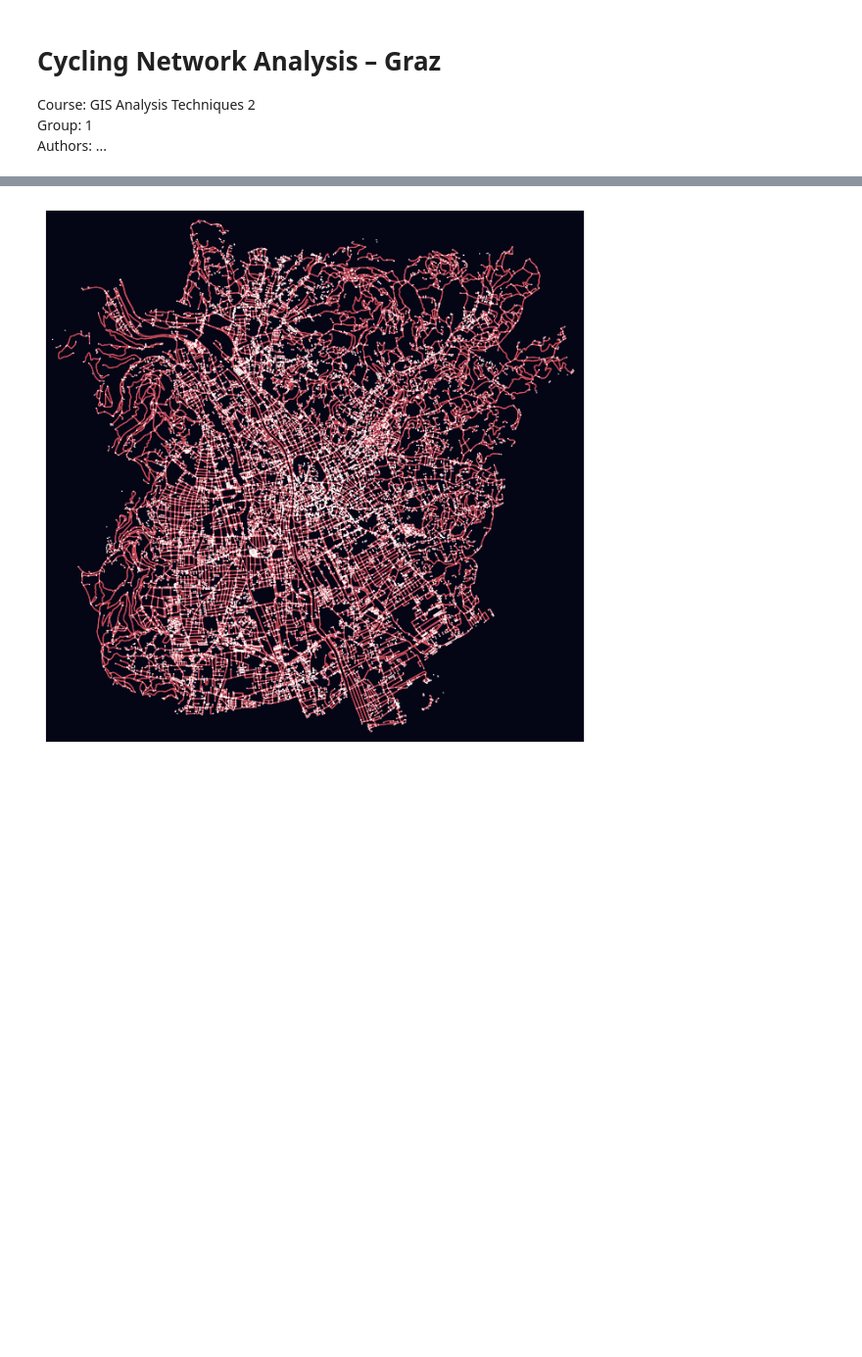
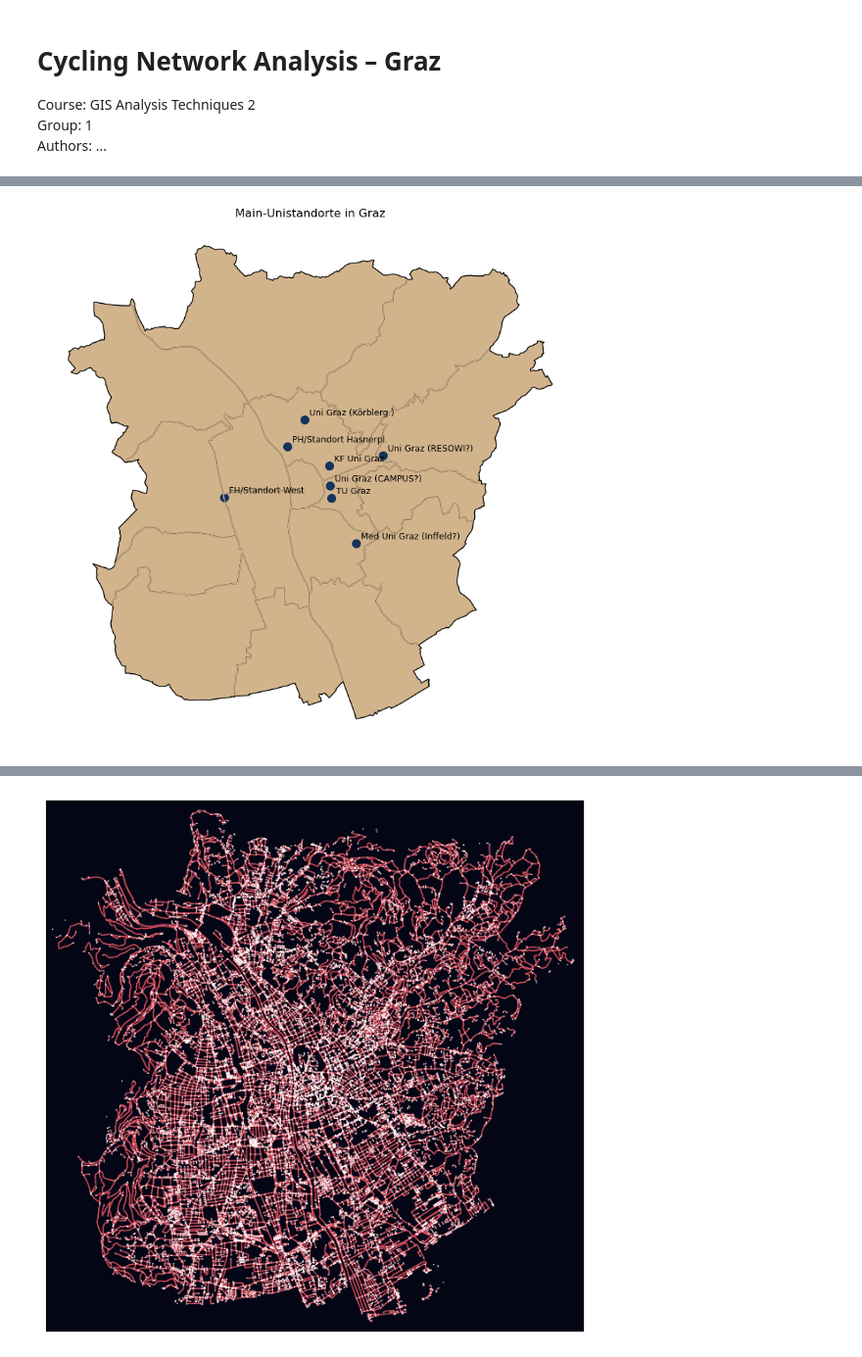
Before and after one commit to cryogen-tara/final-project-group1-cycling-network, a Jupyter notebook: notebooks/final-project-gr1.ipynb, the cells around one changed output, grey strips where cells are left out. Shown at 98% size. Drawn from its saved outputs; the diff is of its cells as text; code cells hidden in the pictures; blank space fills up the shorter version.

```diff
--- a/notebooks/final-project-gr1.ipynb
+++ b/notebooks/final-project-gr1.ipynb
@@ -72,0 +80,45 @@ graz_unis = gpd.GeoDataFrame(
+# %%
+# Short names
+short_names = [
+    "KF Uni Graz",
+    "TU Graz",
+    "Uni Graz (RESOWI?)",
+    "Uni Graz (CAMPUS?)",
+    "Uni Graz (Körblerg.)",
+    "FH/Standort West",
+    "PH/Standort Hasnerpl.",
+    "Med Uni Graz (Inffeld?)"
+]
+
+graz_unis = graz_unis.copy()
+graz_unis["short_name"] = short_names
+# %%
+import matplotlib.pyplot as plt
+
+fig, ax = plt.subplots(figsize=(10, 10))
+
+# Districts: hellbraun
+df_districts.to_crs(main_crs).plot(
+    ax=ax,
+    edgecolor="black",
+    color="#D2B48C",   # hellbraun (tan)
+    linewidth=1
+)
+
+# Punkte: dunkelblau
+graz_unis.to_crs(main_crs).plot(
+    ax=ax,
+    color="#0B2D5C",   # dunkelblau
+    markersize=70,
+    alpha=0.95
+)
+
+# Labels (Short Names)
+for x, y, label in zip(graz_unis.geometry.x, graz_unis.geometry.y, graz_unis["short_name"]):
+    ax.annotate(label, (x, y), xytext=(5, 5), textcoords="offset points", fontsize=9)
+
+ax.set_title("Main-Unistandorte in Graz")
+ax.set_axis_off()
+plt.show()
+# %% [output]
+[figure, added]
```
Also changed, not shown: parts of 10 cells of this notebook, 1 other file.
